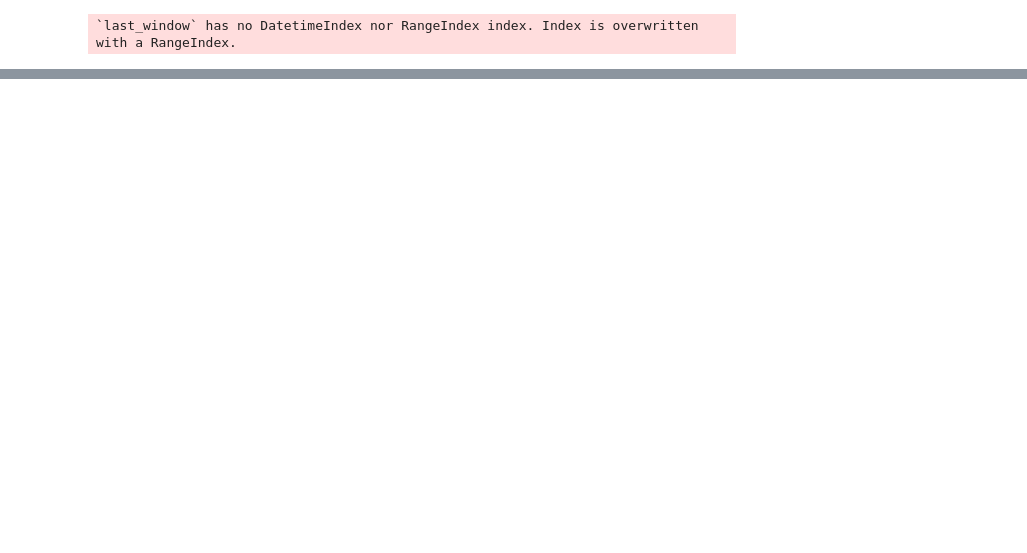
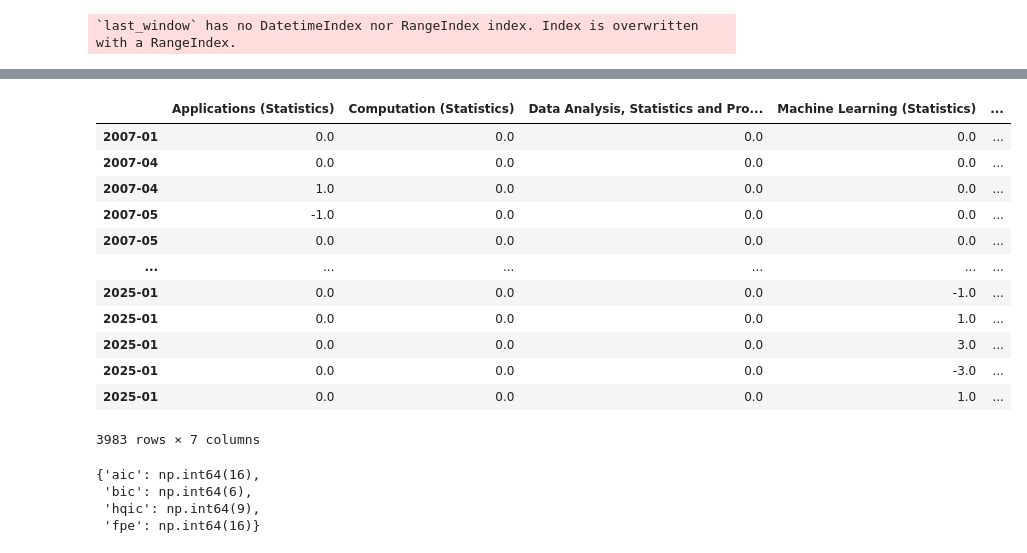
Before and after one commit to narenp12/stats140finalproj, a Jupyter notebook: stat.ipynb, the cells around one changed output, grey strips where cells are left out. Cells and saved outputs as stored; diff of their text form; code cells hidden in the pictures; blank space fills up the shorter version.

```diff
--- a/stat.ipynb
+++ b/stat.ipynb
@@ -526,0 +556,27 @@ mean_absolute_error(test_preds, test)
+# %%
+sk_df['month'] = sk_df.index.month
+sk_df['year'] = sk_df.index.year
+
+date_ind = sk_df[['month', 'year']].astype(int).astype(str)
+month_yr = date_ind['month'] + "/" + date_ind['year']
+month_yr = dates_from_str(month_yr)
+# %%
+forecast_data = sk_df.iloc[:, 0:7]
+forecast_data.index = pd.DatetimeIndex(month_yr).to_period('M')
+forecast_data = forecast_data.diff().dropna()
+#Note here that this is based on differences (values not are direct counts)
+display(forecast_data)
+# %% [output]
+|  | Applications (Statistics) | Computation (Statistics) | Data Analysis, Statistics and Pro... | Machine Learning (Statistics) | ... |
+| 2007-01 | 0.0 | 0.0 | 0.0 | 0.0 | ... |
+| 2007-04 | 0.0 | 0.0 | 0.0 | 0.0 | ... |
+| 2007-04 | 1.0 | 0.0 | 0.0 | 0.0 | ... |
+| 2007-05 | -1.0 | 0.0 | 0.0 | 0.0 | ... |
+| 2007-05 | 0.0 | 0.0 | 0.0 | 0.0 | ... |
+| ... | ... | ... | ... | ... | ... |
+| 2025-01 | 0.0 | 0.0 | 0.0 | -1.0 | ... |
+| 2025-01 | 0.0 | 0.0 | 0.0 | 1.0 | ... |
+| 2025-01 | 0.0 | 0.0 | 0.0 | 3.0 | ... |
+| 2025-01 | 0.0 | 0.0 | 0.0 | -3.0 | ... |
+| 2025-01 | 0.0 | 0.0 | 0.0 | 1.0 | ... |
+3983 rows × 7 columns
@@ -526,0 +587,11 @@ mean_absolute_error(test_preds, test)
+# %%
+model = VAR(train)
+lag = model.select_order(30)
+lag.selected_orders
+
+#Using this to gauge the number of lags we use later, selecting 9
+# %% [output]
+{'aic': np.int64(16),
+ 'bic': np.int64(6),
+ 'hqic': np.int64(9),
+ 'fpe': np.int64(16)}
```
Also changed, not shown: parts of 24 cells of this notebook.
